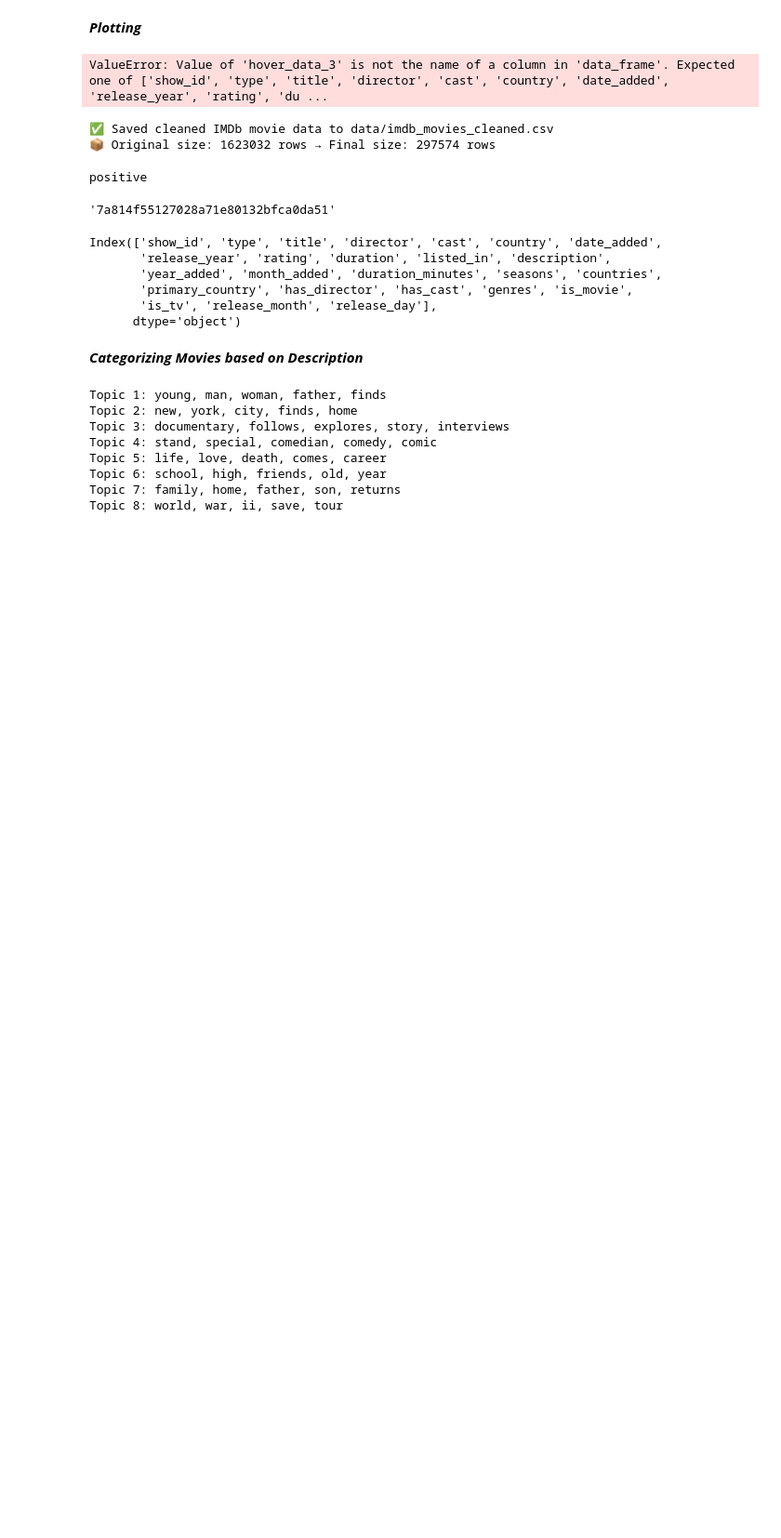
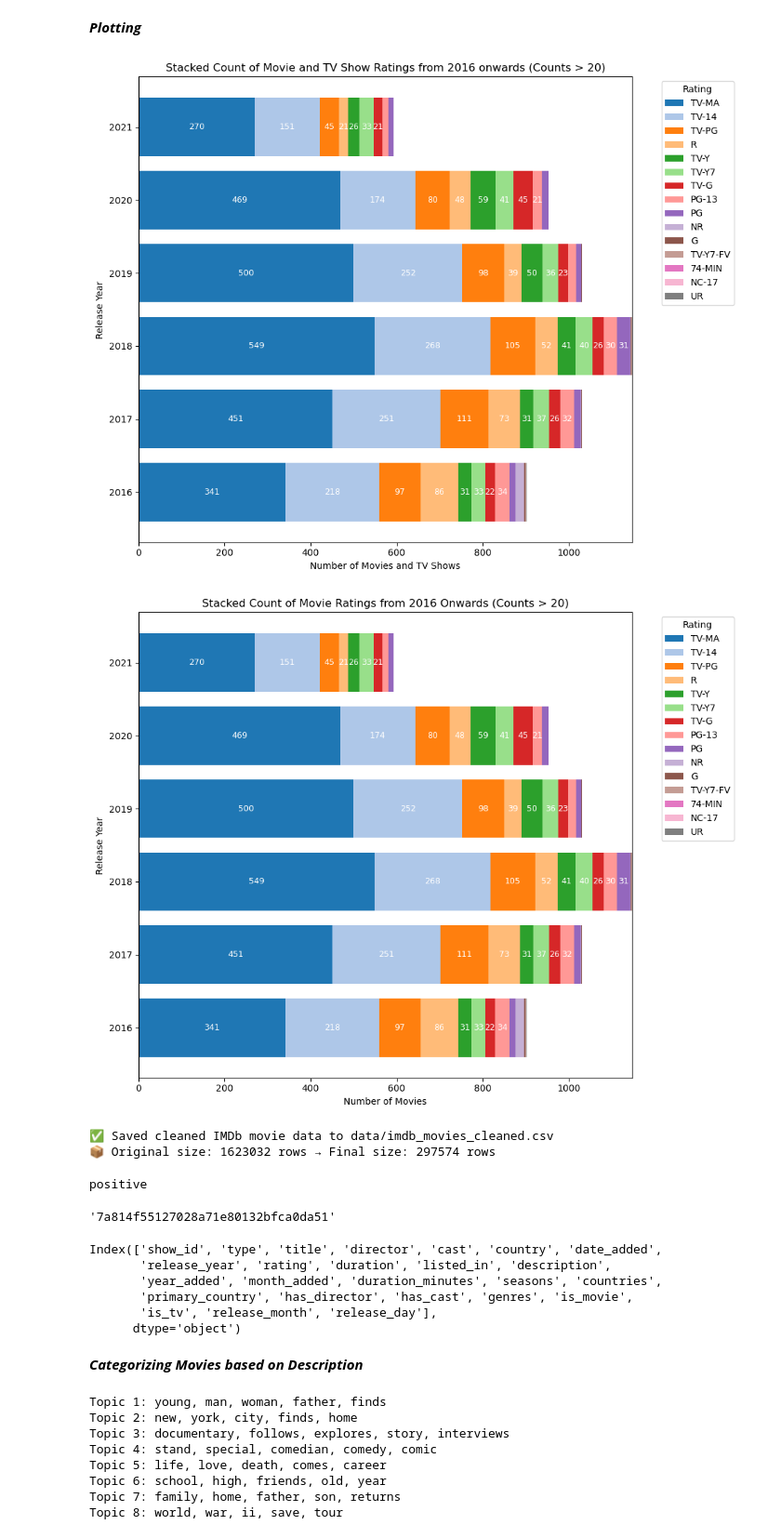
Before and after one commit to mkulynyc/IntroToDataScience_FinalProject, a Jupyter notebook: scratch_work.ipynb, the cells around one changed output. Shown at 93% size. Saved outputs shown, nothing was run; the diff lists cells and outputs as text; code cells hidden in the pictures; blank space fills up the shorter version.

```diff
--- a/scratch_work.ipynb
+++ b/scratch_work.ipynb
@@ -620,7 +620,12 @@ def plot_rating_counts_by_year(df):
     ax.set_title('Stacked Count of Movie Ratings from 2016 Onwards (Counts > 20)')
     ax.legend(title='Rating', bbox_to_anchor=(1.05, 1), loc='upper left')
     plt.tight_layout()
-    st.pyplot(fig)
+    plt.show()
+# %%
+plot_rating_counts_by_year(df_clean)
+# %% [output]
+[figure, added]
+[figure, added]
 # %%
 ### Same but as styled table
 def show_rating_table(df):
@@ -677,10 +682,6 @@ def plot_actor_timeline(df, actor_name):
         yaxis_title="Projects"
     )
     fig.show()
-# %%
-plot_actor_timeline(df_movies, "Brad Pitt")
-# %% [output]
-ValueError: Value of 'hover_data_3' is not the name of a column in 'data_frame'. Expected one of ['show_id', 'type', 'title', 'director', 'cast', 'country', 'date_added', 'release_year', 'rating', 'du ...
 # %%
 ### Data cleaning to make csv not tsv
 import pandas as pd
```
Also changed, not shown: parts of 1 cell of this notebook.
